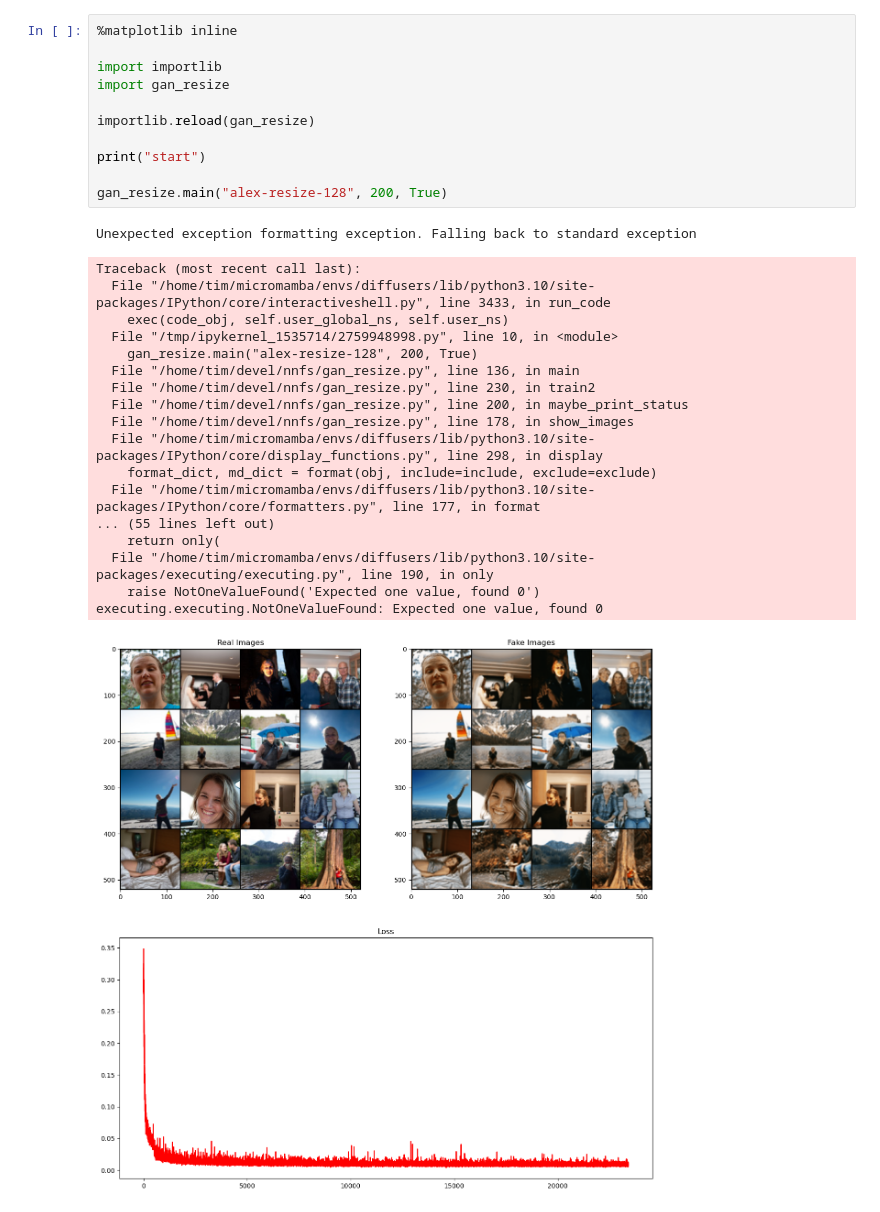
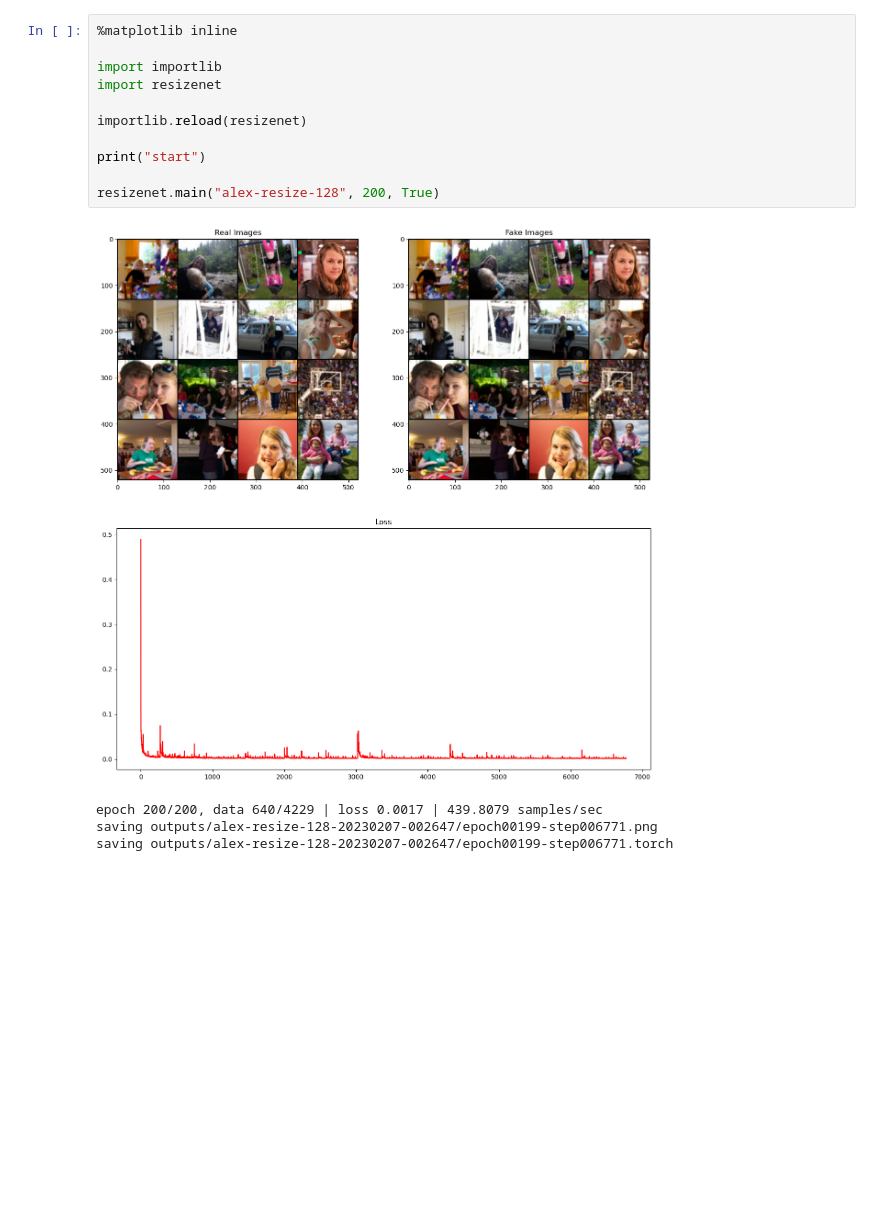
Before and after one commit to timh/nn-202302, a Jupyter notebook: resizenet.ipynb, the cells around one changed output. Cells and saved outputs as stored; diff of their text form; blank space fills up the shorter version.

```diff
--- a/resizenet.ipynb
+++ b/resizenet.ipynb
@@ -1,31 +1,16 @@
 # %%
 %matplotlib inline
 
 import importlib
-import gan_resize
+import resizenet
 
-importlib.reload(gan_resize)
+importlib.reload(resizenet)
 
 print("start")
 
-gan_resize.main("alex-resize-128", 200, True)
+resizenet.main("alex-resize-128", 200, True)
 # %% [output]
+[figure, new version]
-Unexpected exception formatting exception. Falling back to standard exception
+epoch 200/200, data 640/4229 | loss 0.0017 | 439.8079 samples/sec
+saving outputs/alex-resize-128-20230207-002647/epoch00199-step006771.png
+saving outputs/alex-resize-128-20230207-002647/epoch00199-step006771.torch
-Traceback (most recent call last):
-  File "/home/tim/micromamba/envs/diffusers/lib/python3.10/site-packages/IPython/core/interactiveshell.py", line 3433, in run_code
-    exec(code_obj, self.user_global_ns, self.user_ns)
-  File "/tmp/ipykernel_1535714/2759948998.py", line 10, in <module>
-    gan_resize.main("alex-resize-128", 200, True)
-  File "/home/tim/devel/nnfs/gan_resize.py", line 136, in main
-  File "/home/tim/devel/nnfs/gan_resize.py", line 230, in train2
-  File "/home/tim/devel/nnfs/gan_resize.py", line 200, in maybe_print_status
-  File "/home/tim/devel/nnfs/gan_resize.py", line 178, in show_images
-  File "/home/tim/micromamba/envs/diffusers/lib/python3.10/site-packages/IPython/core/display_functions.py", line 298, in display
-    format_dict, md_dict = format(obj, include=include, exclude=exclude)
-  File "/home/tim/micromamba/envs/diffusers/lib/python3.10/site-packages/IPython/core/formatters.py", line 177, in format
-... (55 lines left out)
-    return only(
-  File "/home/tim/micromamba/envs/diffusers/lib/python3.10/site-packages/executing/executing.py", line 190, in only
-    raise NotOneValueFound('Expected one value, found 0')
-executing.executing.NotOneValueFound: Expected one value, found 0
-[figure, old version]
```
Also changed, not shown: parts of 1 cell of this notebook, 4 other files.
